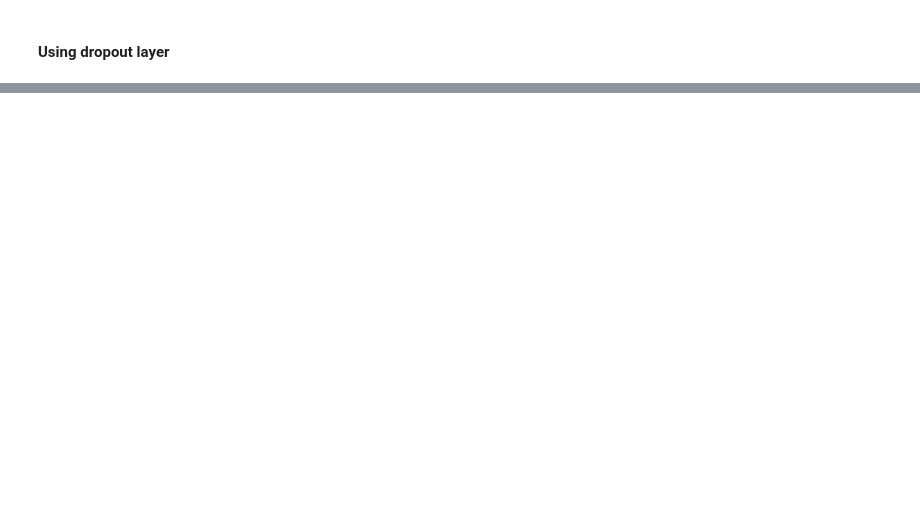
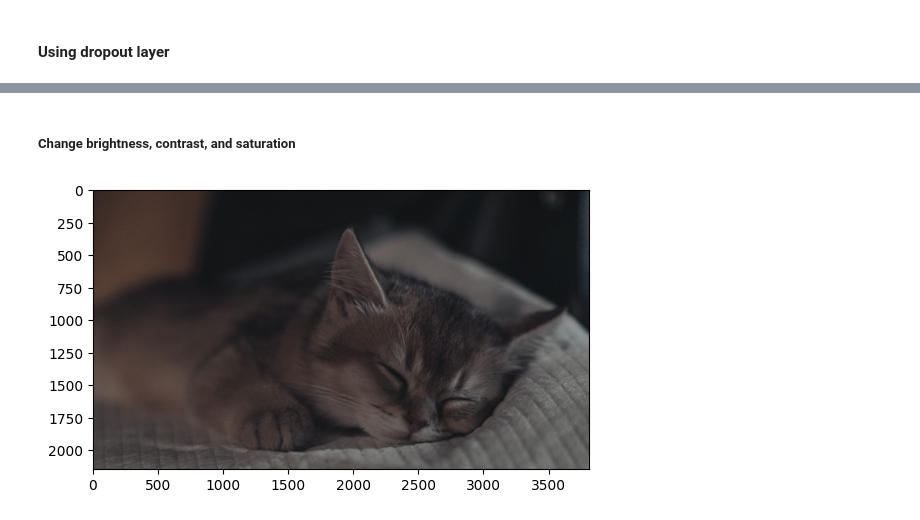
Before and after one commit to irinamrdhtllh/ai-for-autonomous-systems, a Jupyter notebook: week_4b.ipynb, the cells around one changed output, grey strips where cells are left out. Drawn from its saved outputs; the diff is of its cells as text; code cells hidden in the pictures; blank space fills up the shorter version.

```diff
--- a/week_4b.ipynb
+++ b/week_4b.ipynb
@@ -511,0 +535,17 @@ F1 Score: 0.9917
+# %% [markdown]
+##### Change brightness, contrast, and saturation
+# %%
+image_path = "./sleeping_kitten.jpg"
+image = Image.open(image_path).convert("RGB")
+
+transform = transforms.Compose([
+    transforms.ColorJitter(brightness=0, contrast=0.5, saturation=0.5),
+    transforms.ToTensor()
+])
+
+image = transform(image)
+
+plt.imshow(image.permute(1, 2, 0))
+plt.show()
+# %% [output]
+[figure, added]
```
Also changed, not shown: parts of 26 cells of this notebook.
